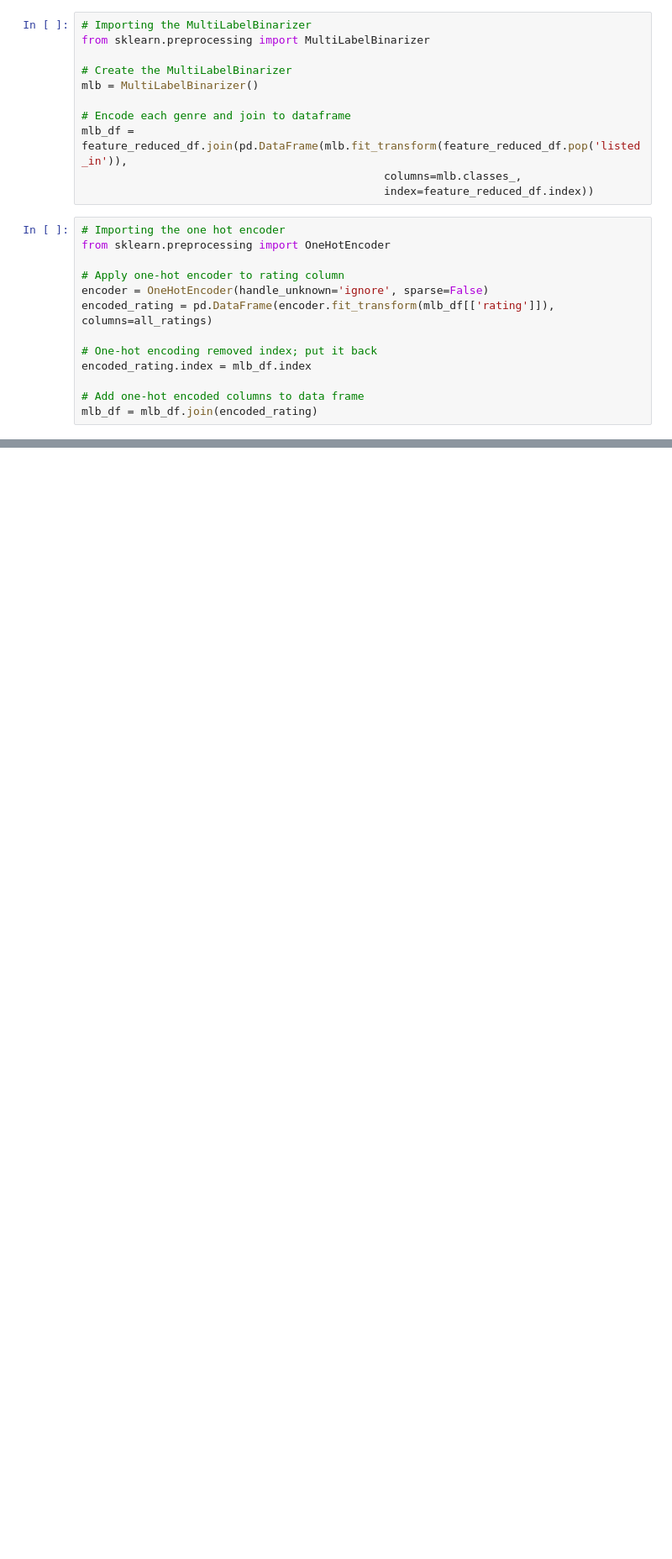
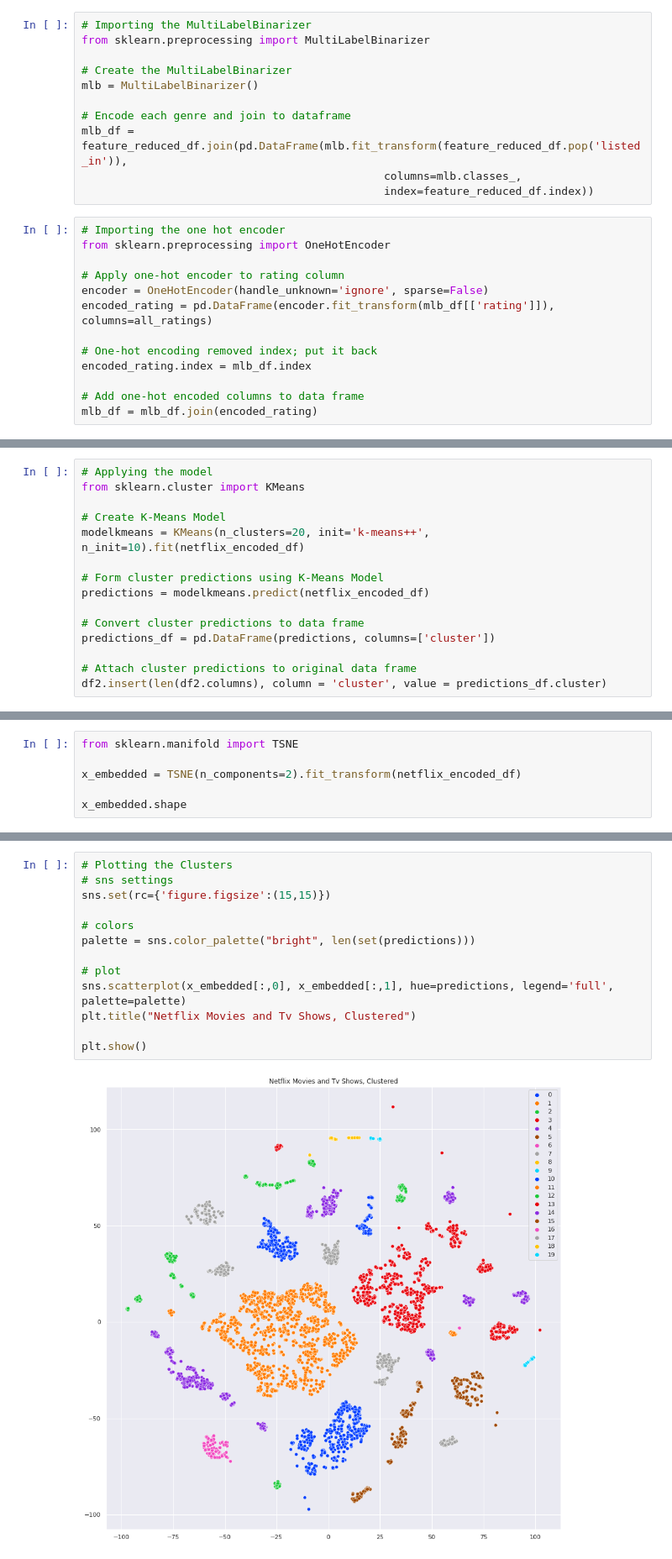
Before and after one commit to Debabarata308/Netflix-Movies-and-TV-Shows-Clustering, a Jupyter notebook: Copy_of_Copy_of_NETFLIX_MOVIES_AND_TV_SHOWS_CLUSTERING.ipynb, the cells around one changed output, grey strips where cells are left out. Shown at 84% size. Saved outputs shown, nothing was run; the diff lists cells and outputs as text; blank space fills up the shorter version.

```diff
--- a/Copy_of_Copy_of_NETFLIX_MOVIES_AND_TV_SHOWS_CLUSTERING.ipynb
+++ b/Copy_of_Copy_of_NETFLIX_MOVIES_AND_TV_SHOWS_CLUSTERING.ipynb
@@ -1336,0 +1404,15 @@ Successfully installed category-encoders-2.4.0
+# %%
+# Applying the model
+from sklearn.cluster import KMeans
+
+# Create K-Means Model
+modelkmeans = KMeans(n_clusters=20, init='k-means++', n_init=10).fit(netflix_encoded_df)
+
+# Form cluster predictions using K-Means Model
+predictions = modelkmeans.predict(netflix_encoded_df)
+
+# Convert cluster predictions to data frame
+predictions_df = pd.DataFrame(predictions, columns=['cluster'])
+
+# Attach cluster predictions to original data frame
+df2.insert(len(df2.columns), column = 'cluster', value = predictions_df.cluster)
@@ -1336,0 +1438,6 @@ Successfully installed category-encoders-2.4.0
+# %%
+from sklearn.manifold import TSNE
+
+x_embedded = TSNE(n_components=2).fit_transform(netflix_encoded_df)
+
+x_embedded.shape
@@ -1336,0 +1446,15 @@ Successfully installed category-encoders-2.4.0
+# %%
+# Plotting the Clusters
+# sns settings
+sns.set(rc={'figure.figsize':(15,15)})
+
+# colors
+palette = sns.color_palette("bright", len(set(predictions)))
+
+# plot
+sns.scatterplot(x_embedded[:,0], x_embedded[:,1], hue=predictions, legend='full', palette=palette)
+plt.title("Netflix Movies and Tv Shows, Clustered")
+
+plt.show()
+# %% [output]
+[figure, added]
```
Also changed, not shown: parts of 21 cells of this notebook.
